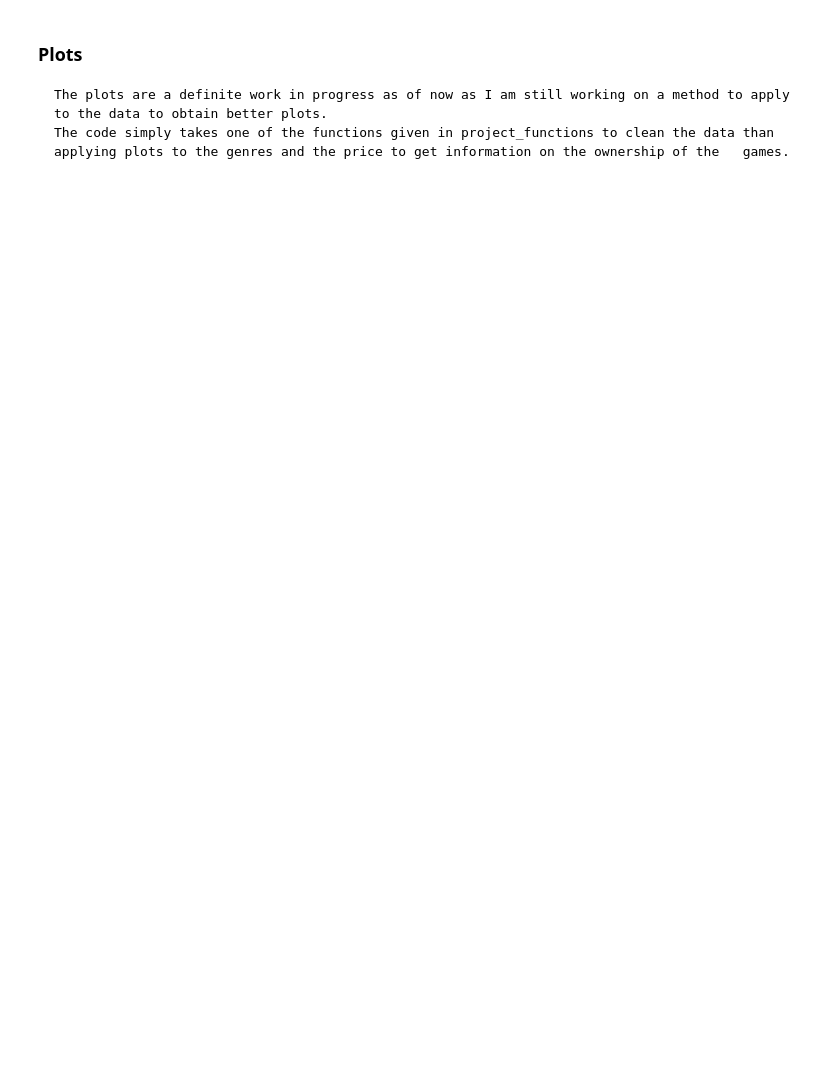
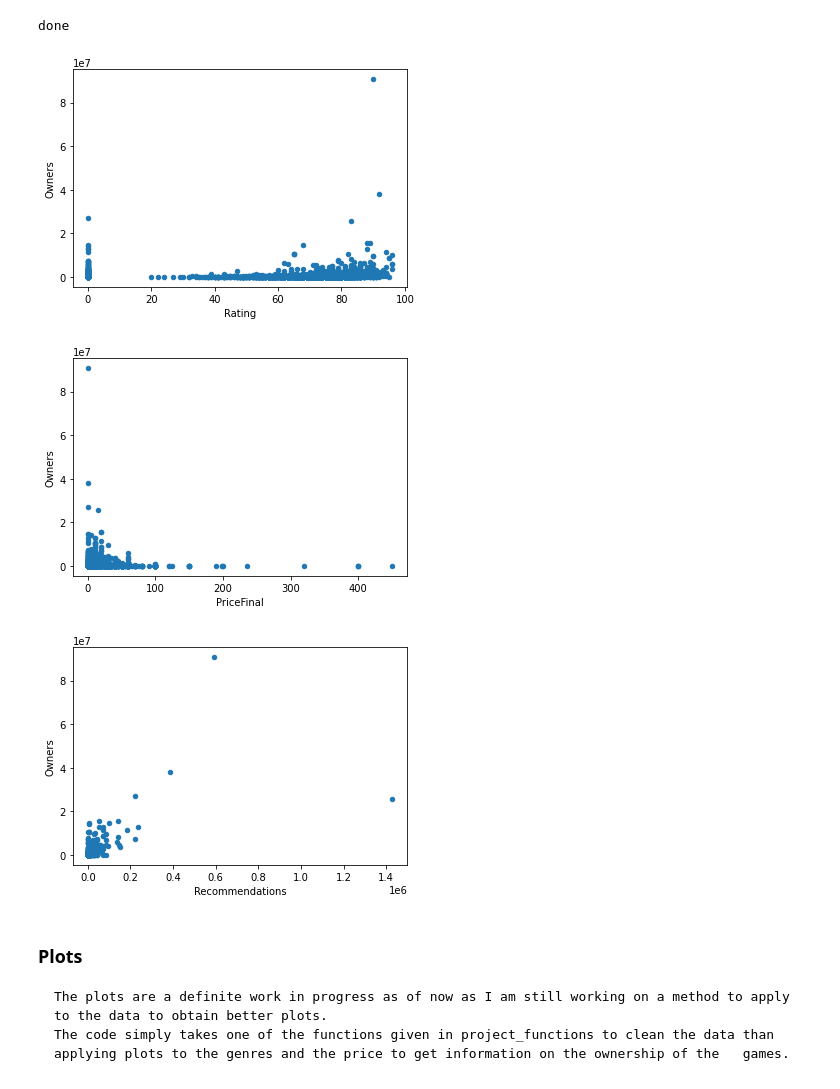
Before and after one commit to bengy124/Data-301-Final-Project, a Jupyter notebook: analysis/Cawston/Milestone2.ipynb, the cells around one changed output. Cells and saved outputs as stored; diff of their text form; code cells hidden in the pictures; blank space fills up the shorter version.

```diff
--- a/analysis/Cawston/Milestone2.ipynb
+++ b/analysis/Cawston/Milestone2.ipynb
@@ -1,29 +1,22 @@
 # %%
 import pandas as pd
 import seaborn as sns
 import numpy as np
 import matplotlib.pyplot as plt
 import project_functions
 df=project_functions.load_and_process('../../data/raw/games-features.csv')
-df3=project_functions.Column_var_sort(df,"Rating", False)
+df3=project_functions.Column_var_sort(df,"Recommendations", False)
 df=df*1
 import matplotlib as plt
 df.plot(x="Rating", y="Owners", kind="scatter")
 df.plot(x="PriceFinal", y="Owners", kind="scatter")
 df.plot(x="Recommendations", y="Owners", kind="scatter")
-df.plot(x="GenreIsIndie", y="Owners", kind="scatter")
-df.plot(x="GenreIsFreeToPlay", y="Owners", kind="scatter")
-df.plot(x="GenreIsAction", y="Owners", kind="scatter")
-df.plot(x="GenreIsAdventure", y="Owners", kind="scatter")
-df.plot(x="GenreIsCasual", y="Owners", kind="scatter")
-df.plot(x="GenreIsStrategy", y="Owners", kind="scatter")
-df.plot(x="GenreIsRPG", y="Owners", kind="scatter")
-df.plot(x="GenreIsSimulation", y="Owners", kind="scatter")
-df.plot(x="GenreIsEarlyAccess", y="Owners", kind="scatter")
-df.plot(x="GenreIsSports", y="Owners", kind="scatter")
-df.plot(x="GenreIsRacing", y="Owners", kind="scatter")
-df.plot(x="GenreIsMassivelyMultiplayer", y="Owners", kind="scatter")
 print("done")
+# %% [output]
+done
+[figure, added]
+[figure, added]
+[figure, added]
 # %% [markdown]
 ### Plots
     The plots are a definite work in progress as of now as I am still working on a method to apply to the data to obtain better plots.
```
Also changed, not shown: parts of 2 cells of this notebook, 3 other files.
